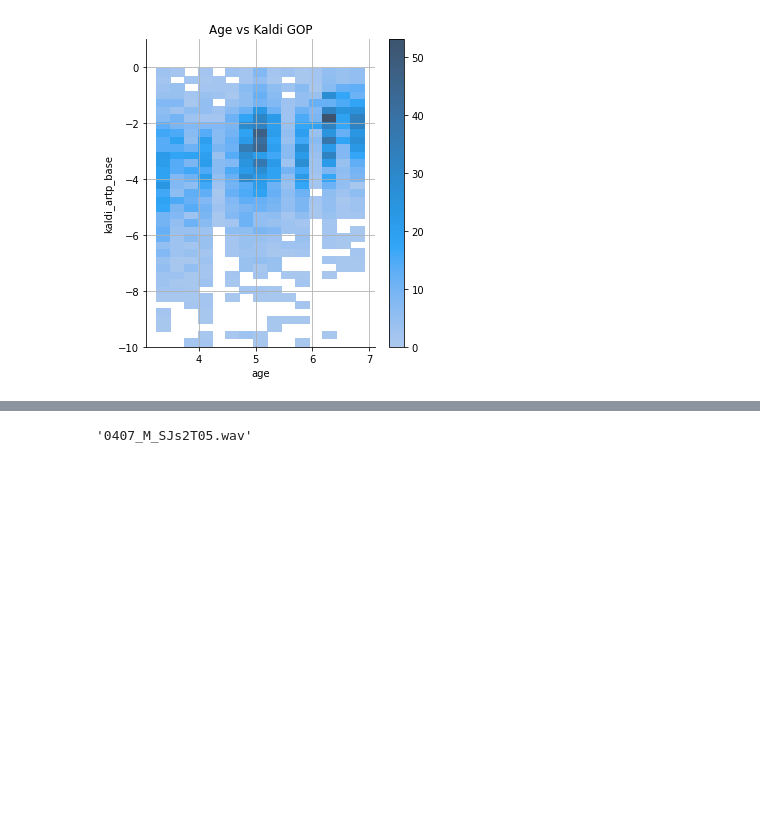
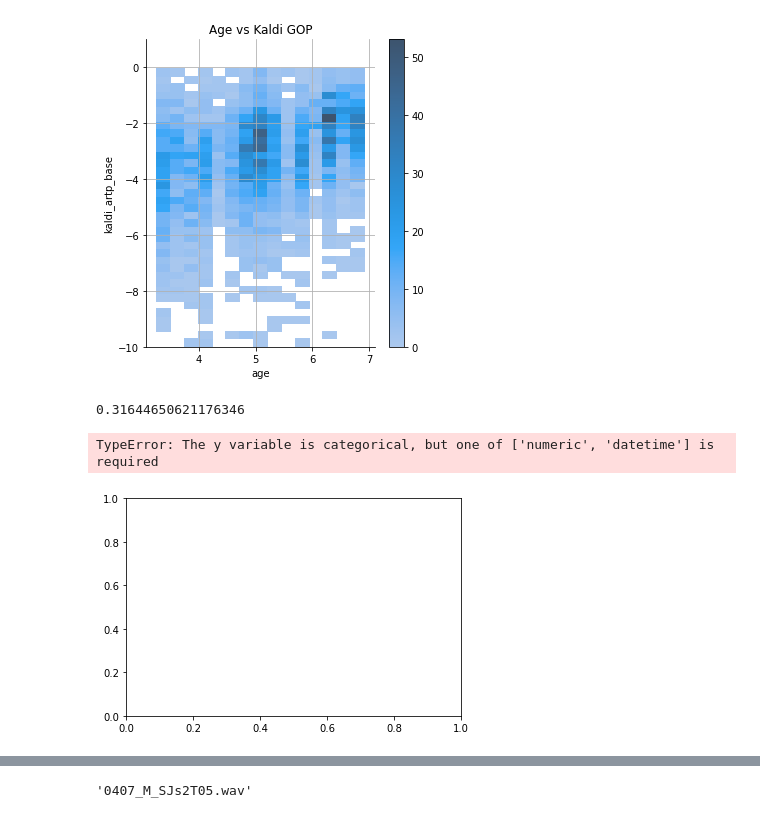
Before and after one commit to pkadambi/charsiu, a Jupyter notebook: child_speech_artp_results_plotting.ipynb, the cells around one changed output, grey strips where cells are left out. Drawn from its saved outputs; the diff is of its cells as text; code cells hidden in the pictures; blank space fills up the shorter version.

```diff
--- a/child_speech_artp_results_plotting.ipynb
+++ b/child_speech_artp_results_plotting.ipynb
@@ -257,3 +317,12 @@ plt.grid()
 [figure]
 <Figure size 432x288 with 0 Axes>
 [figure]
+# %%
+artp_df['age'].corr(artp_df['kaldi_artp_base'])
+# %% [output]
+0.31644650621176346
+# %%
+sns.kdeplot(x=artp_df['age'].values, y=artps, fill=True, cmap='viridis', cbar=True)
+# %% [output]
+TypeError: The y variable is categorical, but one of ['numeric', 'datetime'] is required
+[figure, added]
```
Also changed, not shown: parts of 17 cells of this notebook, 8 other files.
